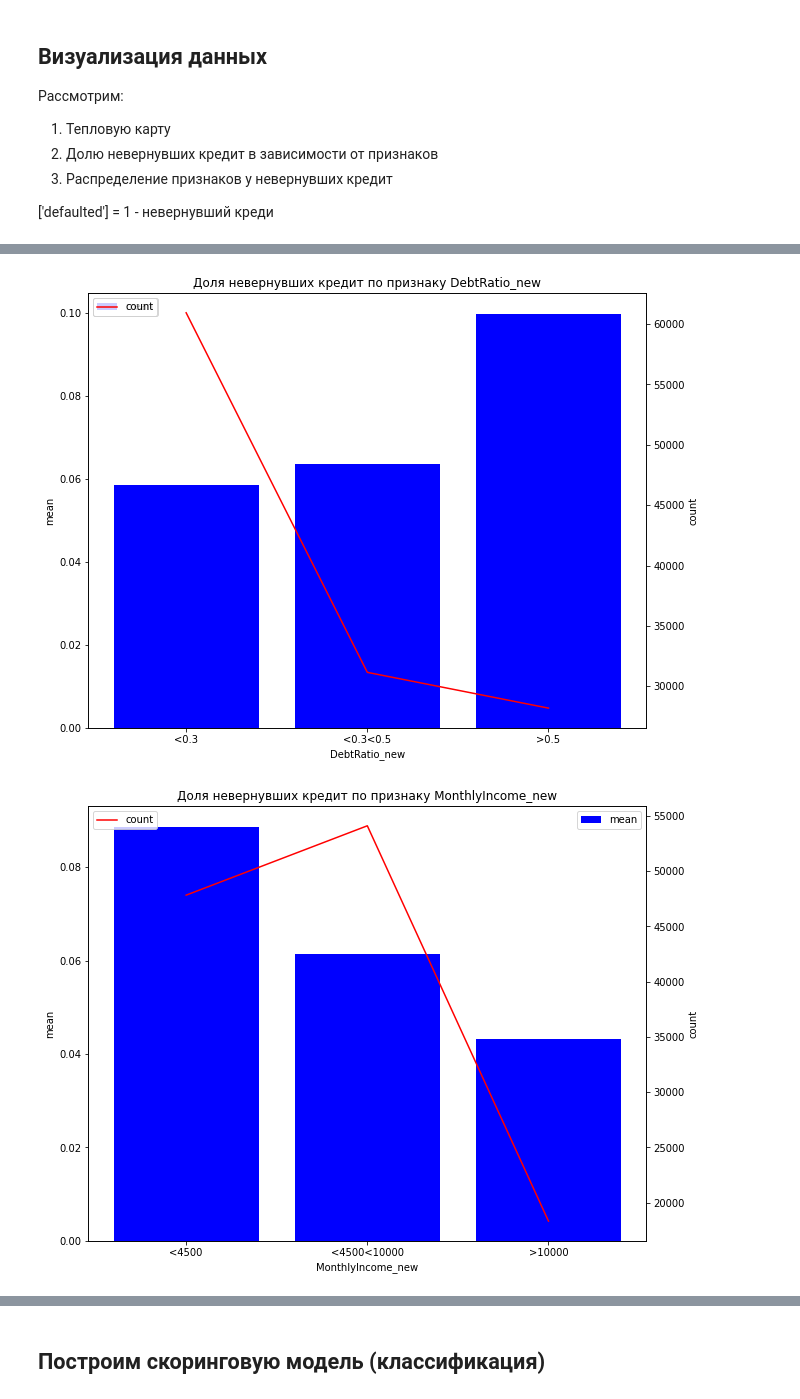
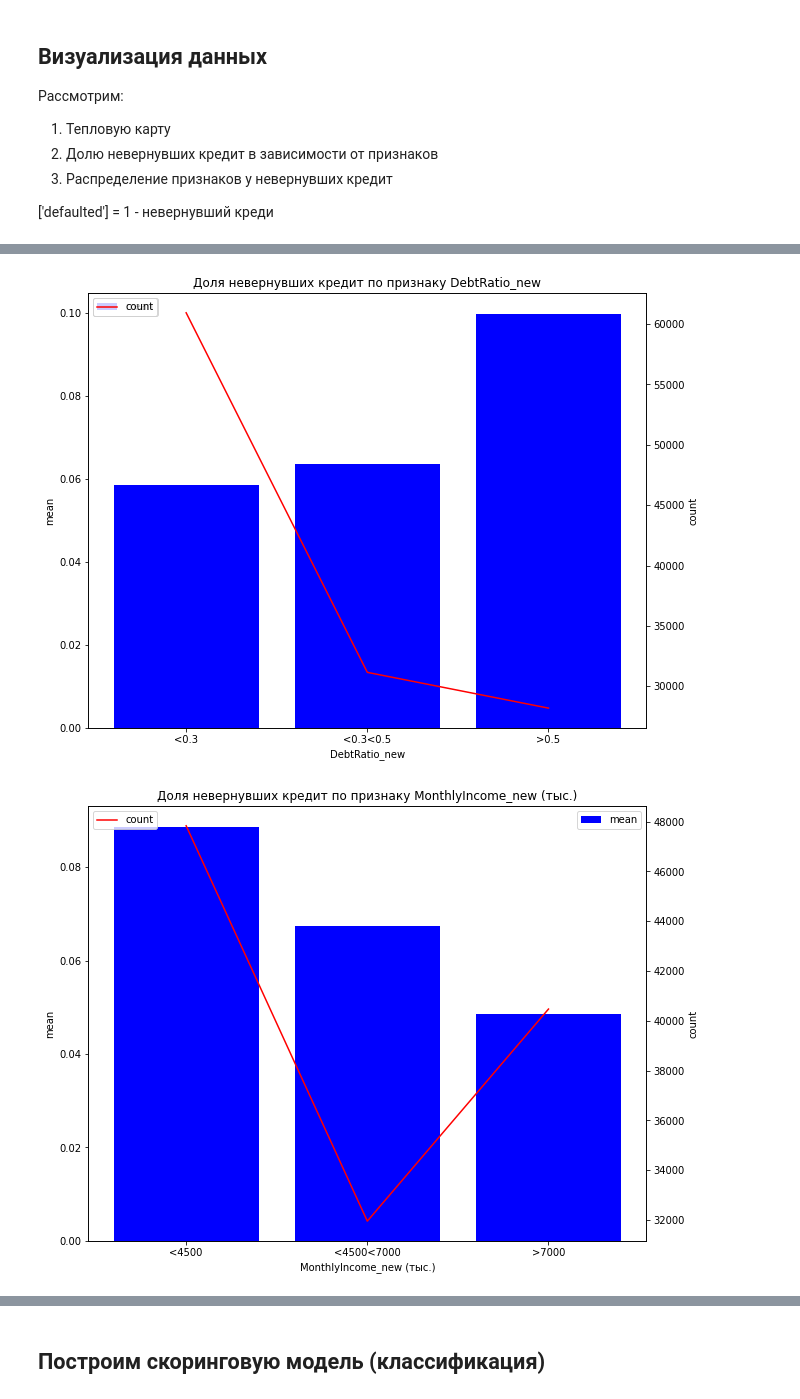
Before and after one commit to zkot/banking_scoring, a Jupyter notebook: анализ_банковских_данных_(визуализация_+_скоринговая_модель)_ipynb__(2).ipynb, the cells around one changed output, grey strips where cells are left out. Drawn from its saved outputs; the diff is of its cells as text; code cells hidden in the pictures.

```diff
--- a/анализ_банковских_данных_(визуализация_+_скоринговая_модель)_ipynb__(2).ipynb
+++ b/анализ_банковских_данных_(визуализация_+_скоринговая_модель)_ipynb__(2).ipynb
@@ -157,14 +165,16 @@ def DebtRatio_new (row):
         return ">0.5"
 df_nonull['DebtRatio_new'] = df_nonull['DebtRatio'].apply( DebtRatio_new)
 
+df_nonull['MonthlyIncome (тыс)'] = df_nonull['MonthlyIncome']/1000
+
 def MonthlyIncome_new (row):
-    if row <= 4500:
+    if row <= 4.5:
         return "<4500"
-    elif 4500 < row <= 10000:
-        return "<4500<10000"
+    elif 4.5 < row <= 7.0:
+        return "<4500<7000"
     else:
-        return ">10000"
-df_nonull['MonthlyIncome_new'] = df_nonull['MonthlyIncome'].apply( MonthlyIncome_new)
+        return ">7000"
+df_nonull['MonthlyIncome_new (тыс.)'] = df_nonull['MonthlyIncome (тыс)'].apply( MonthlyIncome_new)
 # %% [markdown]
 # Рассмотрим взаимосвязь признаков и невозвратом кредита
 # %% [markdown]
@@ -188,25 +198,25 @@ plt.show()
 # %%
 from matplotlib import pyplot as plt
 %matplotlib inline
-for i in ['age_new', 'DebtRatio_new','MonthlyIncome_new','NumberOfDependents','NumberOfOpenCreditLinesAndLoans','NumberRealEstateLoansOrLines']:
+for i in ['age_new', 'DebtRatio_new','MonthlyIncome_new (тыс.)','NumberOfDependents','NumberOfOpenCreditLinesAndLoans','NumberRealEstateLoansOrLines']:
 
     df_grouped = df_nonull.groupby([i])["defaulted"].agg(['count', 'mean'])
 
     fig, ax1 = plt.subplots(figsize=(10,8))
     ax1.set_title("Доля невернувших кредит по признаку {}".format(i))
     ax1.set_xlabel(i)
     ax1.set_ylabel('mean')
     ax1.bar(df_grouped.index.values,df_grouped['mean'].values, label ='mean', color ="b" )
     ax2 = ax1.twinx()
     ax2.set_ylabel('count')
     ax2.plot(df_grouped.index.values ,df_grouped['count'].values, label ='count', color ="r")
     ax1.legend()
     ax2.legend(loc='upper left')
     plt.show()
 # %% [output]
 [figure]
 [figure]
-[figure, old version]
+[figure, new version]
 [figure]
 [figure]
 [figure]
```
Also changed, not shown: parts of 25 cells of this notebook.
